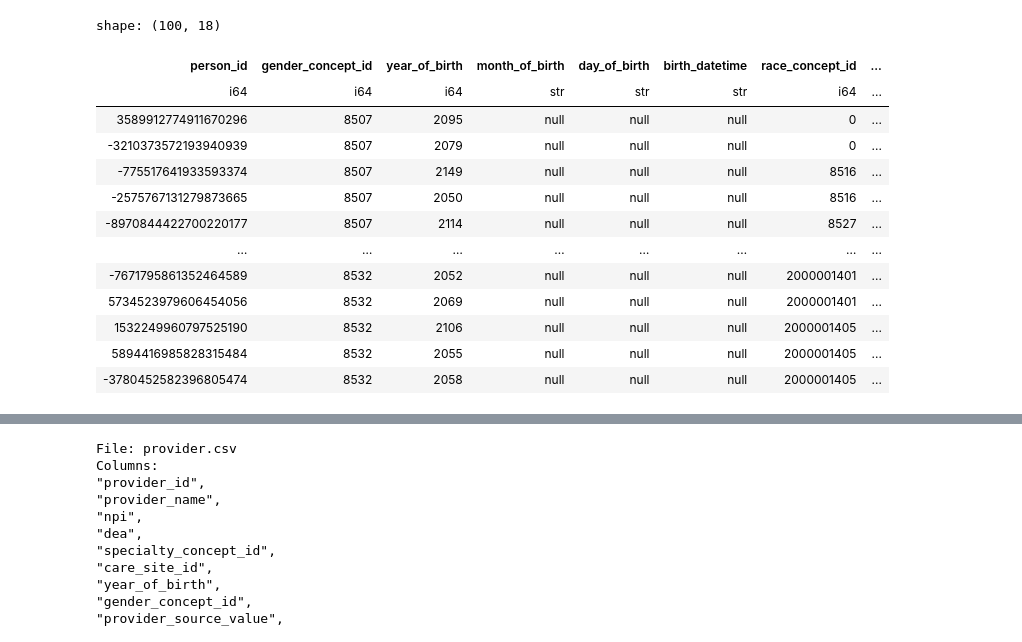
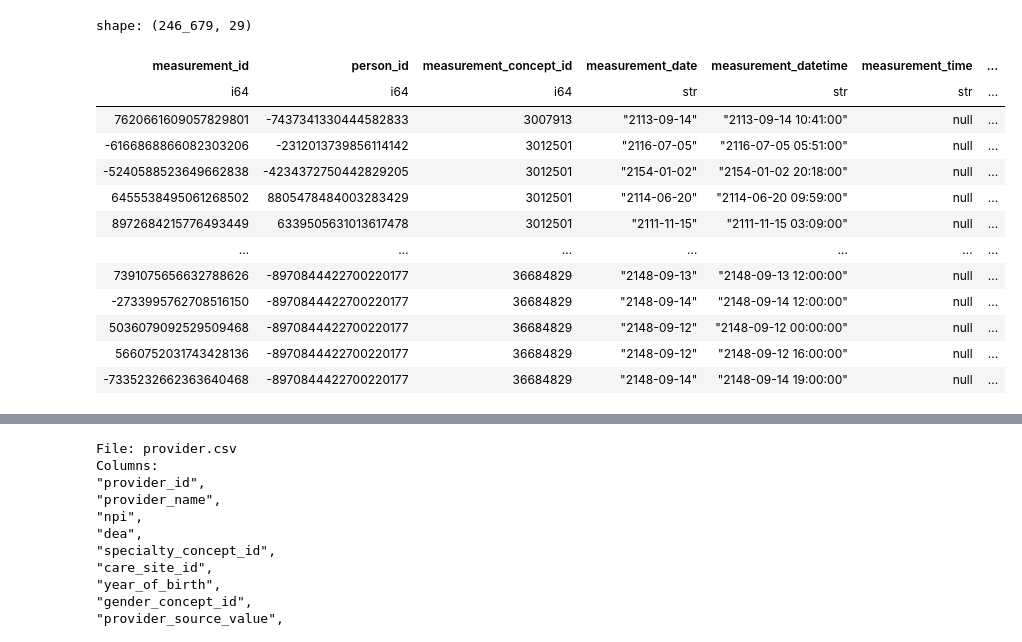
Before and after one commit to rvandewater/OMOP_MEDS, a Jupyter notebook: data_exploration.ipynb, the cells around one changed output, grey strips where cells are left out. Drawn from its saved outputs; the diff is of its cells as text; code cells hidden in the pictures.

Commit message:
measurements seem to be working

```diff
--- a/data_exploration.ipynb
+++ b/data_exploration.ipynb
@@ -2,19 +2,23 @@
 import polars as pl
 root = "/Users/robin/Documents/datasets/mimic-iv-demo-data-in-the-omop-common-data-model-0.9/1_omop_data_csv"
 # %%
-pl.read_csv("/Users/robin/Documents/datasets/mimic-iv-demo-data-in-the-omop-common-data-model-0.9/1_omop_data_csv/person.csv")
+concept = pl.read_csv("/Users/robin/Documents/datasets/mimic-iv-demo-data-in-the-omop-common-data-model-0.9/1_omop_data_csv/concept.csv")
+observation = pl.read_csv("/Users/robin/Documents/datasets/mimic-iv-demo-data-in-the-omop-common-data-model-0.9/1_omop_data_csv/observation.csv")
+measurement = pl.read_csv("/Users/robin/Documents/datasets/mimic-iv-"
+                          "demo-data-in-the-omop-common-data-model-0.9/1_omop_data_csv/measurement.csv", ignore_errors=True)
+measurement.join(concept, left_on= "measurement_source_concept_id", right_on = "concept_id")
 # %% [output]
-shape: (100, 18)
+shape: (246_679, 29)
-| person_id | gender_concept_id | year_of_birth | month_of_birth | day_of_birth | birth_datetime | race_concept_id | ... |
-| i64 | i64 | i64 | str | str | str | i64 | ... |
-| 3589912774911670296 | 8507 | 2095 | null | null | null | 0 | ... |
-| -3210373572193940939 | 8507 | 2079 | null | null | null | 0 | ... |
-| -775517641933593374 | 8507 | 2149 | null | null | null | 8516 | ... |
-| -2575767131279873665 | 8507 | 2050 | null | null | null | 8516 | ... |
-| -8970844422700220177 | 8507 | 2114 | null | null | null | 8527 | ... |
-| … | … | … | … | … | … | … | ... |
-| -7671795861352464589 | 8532 | 2052 | null | null | null | 2000001401 | ... |
-| 5734523979606454056 | 8532 | 2069 | null | null | null | 2000001401 | ... |
-| 1532249960797525190 | 8532 | 2106 | null | null | null | 2000001405 | ... |
-| 5894416985828315484 | 8532 | 2055 | null | null | null | 2000001405 | ... |
-| -3780452582396805474 | 8532 | 2058 | null | null | null | 2000001405 | ... |
+| measurement_id | person_id | measurement_concept_id | measurement_date | measurement_datetime | measurement_time | ... |
+| i64 | i64 | i64 | str | str | str | ... |
+| 7620661609057829801 | -7437341330444582833 | 3007913 | "2113-09-14" | "2113-09-14 10:41:00" | null | ... |
+| -6166868866082303206 | -2312013739856114142 | 3012501 | "2116-07-05" | "2116-07-05 05:51:00" | null | ... |
+| -5240588523649662838 | -4234372750442829205 | 3012501 | "2154-01-02" | "2154-01-02 20:18:00" | null | ... |
+| 6455538495061268502 | 8805478484003283429 | 3012501 | "2114-06-20" | "2114-06-20 09:59:00" | null | ... |
+| 8972684215776493449 | 6339505631013617478 | 3012501 | "2111-11-15" | "2111-11-15 03:09:00" | null | ... |
+| … | … | … | … | … | … | ... |
+| 7391075656632788626 | -8970844422700220177 | 36684829 | "2148-09-13" | "2148-09-13 12:00:00" | null | ... |
+| -2733995762708516150 | -8970844422700220177 | 36684829 | "2148-09-14" | "2148-09-14 12:00:00" | null | ... |
+| 5036079092529509468 | -8970844422700220177 | 36684829 | "2148-09-12" | "2148-09-12 00:00:00" | null | ... |
+| 5660752031743428136 | -8970844422700220177 | 36684829 | "2148-09-12" | "2148-09-12 16:00:00" | null | ... |
+| -7335232662363640468 | -8970844422700220177 | 36684829 | "2148-09-14" | "2148-09-14 19:00:00" | null | ... |
```
Also changed, not shown: parts of 7 cells of this notebook, 4 other files.
